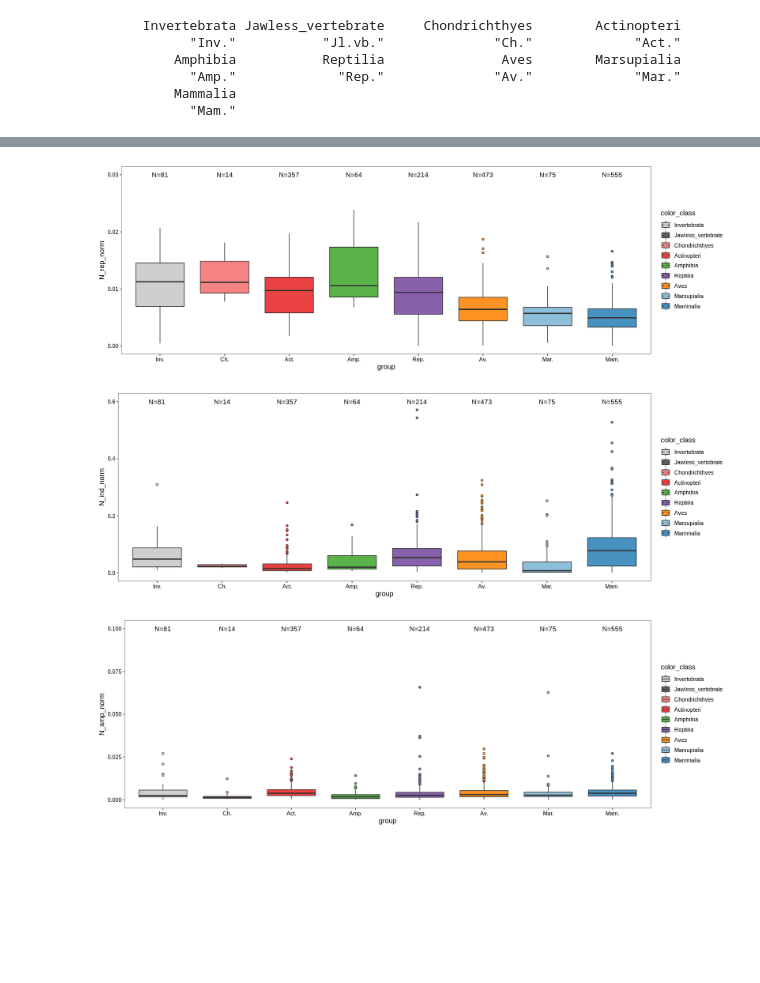
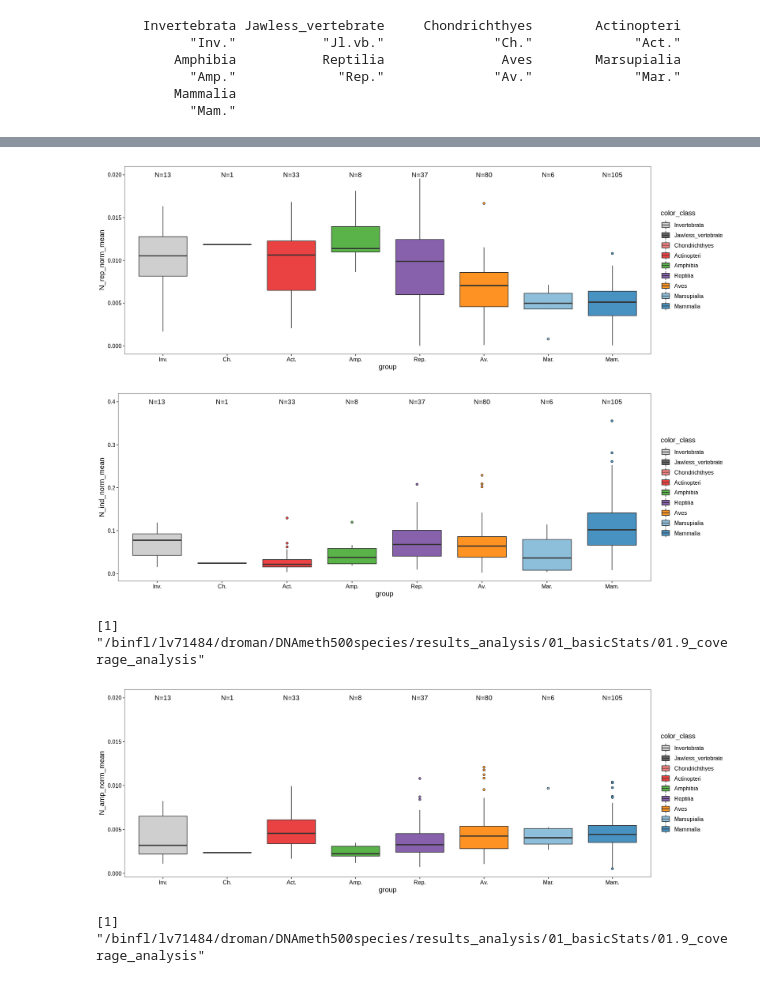
Before and after one commit to epigen/DNAmeth500species, a Jupyter notebook: src/01.9.2_coverage_summary.ipynb, the cells around one changed output, grey strips where cells are left out. Saved outputs shown, nothing was run; the diff lists cells and outputs as text; code cells hidden in the pictures; blank space fills up the shorter version.

Commit message:
update summary

```diff
--- a/src/01.9.2_coverage_summary.ipynb
+++ b/src/01.9.2_coverage_summary.ipynb
@@ -56 +77,3 @@ my_wt(coverage_stats, "summary/coverage_stats_combined.tsv")
+# %%
+coverage_stats <- coverage_stats[sample %in% stats_annot$Sample_Name,]
 # %%
@@ -68,8 +92,8 @@ A data.table: 6 × 16
 # %%
 ## normalizing the N_rep by the number of fragments
 # %%
-coverage_stats <- coverage_stats %>%
+coverage_stats_mean <- coverage_stats %>%
     group_by(species) %>%
-    mutate(n_tissue = length(unique(tissue)), n_samples = n(), n_indiv = length(unique(individual))) %>%
-    ungroup()
+    summarise(n_tissue = length(unique(tissue)), n_samples = n(), n_indiv = max(individual), N_rep_norm_mean = mean(N_rep_norm),
+              N_ind_norm_mean=mean(N_ind_norm), N_amp_norm_mean = mean(N_amp_norm), color_class = first(color_class), group = first(group))
 # %%
@@ -115,7 +139,7 @@ Thresholds:
 1) n_indiv > 1
 2) n_samples > 3
 # %%
-coverage_stats_filtered <- coverage_stats[n_indiv > 1 & n_samples >3]
+coverage_stats_filtered <- coverage_stats_mean[n_indiv > 1 & n_samples >3]
 # %%
 NROW(coverage_stats_filtered)
 # %% [output]
@@ -141,11 +177,11 @@ class_short
 coverage_stats_filtered$group <- factor(coverage_stats_filtered$group, levels = class_short)
 # %%
 options(repr.plot.width = 15, repr.plot.height = 5)
-ggplot(unique(coverage_stats_filtered[color_class!="Jawless_vertebrate", c("species", "color_class", "N_rep_norm", "group")]), aes(x = group, y = N_rep_norm,fill = color_class)) +
+ggplot(coverage_stats_filtered, aes(x = group, y = N_rep_norm_mean,fill = color_class)) +
     geom_boxplot(outlier.shape = 21) +
-    geom_point(data = unique(coverage_stats_filtered[color_class=="Jawless_vertebrate"]),  aes(x = group, y = N_rep_norm,color = color_class)) +
+    #geom_point(data = unique(coverage_stats_filtered[color_class=="Jawless_vertebrate"]),  aes(x = group, y = N_rep_norm,color = color_class)) +
     scale_fill_manual(values = class_colors) + scale_color_manual(values = class_colors) +
-    stat_summary(fun.data = give.n,fun.args = c(y=0.03), geom = "text",size=4)
+    stat_summary(fun.data = give.n,fun.args = c(y=0.02), geom = "text",size=4)
 # %% [output]
-[figure, old version]
+[figure, new version]
 # %%
@@ -153,21 +189,28 @@ ggsave("summary/stats_N_rep_norm.pdf", width = 8, height = 4)
 # %%
 options(repr.plot.width = 15, repr.plot.height = 5)
-ggplot(unique(coverage_stats_filtered), aes(x = group, y = N_ind_norm,fill = color_class)) +
+ggplot(unique(coverage_stats_filtered), aes(x = group, y = N_ind_norm_mean,fill = color_class)) +
     geom_boxplot(outlier.shape = 21) +
-    geom_point(data =coverage_stats_filtered[color_class=="Jawless_vertebrate"],  aes(x = group, y = N_ind_norm,color = color_class)) +
     scale_fill_manual(values = class_colors) + scale_color_manual(values = class_colors) +
-    stat_summary(fun.data = give.n,fun.args = c(y=0.6), geom = "text",size=4)
-ggsave("summary/stats_N_ind_norm.pdf", width = 8, height = 4)
+    stat_summary(fun.data = give.n,fun.args = c(y=0.4), geom = "text",size=4)
+ggsave("summary/stats_N_ind_norm_mean.pdf", width = 8, height = 4)
 # %% [output]
-[figure, old version]
+[figure, new version]
+# %%
+getwd()
+# %% [output]
+[1] "/binfl/lv71484/droman/DNAmeth500species/results_analysis/01_basicStats/01.9_coverage_analysis"
 # %%
 options(repr.plot.width = 15, repr.plot.height = 5)
-ggplot(unique(coverage_stats_filtered), aes(x = group, y = N_amp_norm,fill = color_class)) +
+ggplot(unique(coverage_stats_filtered), aes(x = group, y = N_amp_norm_mean,fill = color_class)) +
     geom_boxplot(outlier.shape = 21) +
     scale_fill_manual(values = class_colors) + scale_color_manual(values = class_colors) +
-    stat_summary(fun.data = give.n,fun.args = c(y=0.1), geom = "text",size=4)
-ggsave("summary/stats_N_amp_norm.pdf", width = 8, height = 4)
+    stat_summary(fun.data = give.n,fun.args = c(y=0.02), geom = "text",size=4)
+ggsave("summary/stats_N_amp_norm_mean.pdf", width = 8, height = 4)
 # %% [output]
-[figure, old version]
+[figure, new version]
+# %%
+getwd()
+# %% [output]
+[1] "/binfl/lv71484/droman/DNAmeth500species/results_analysis/01_basicStats/01.9_coverage_analysis"
 # %%
 options(repr.plot.width = 6, repr.plot.height = 5)
```
Also changed, not shown: parts of 28 cells of this notebook, 11 other files.
